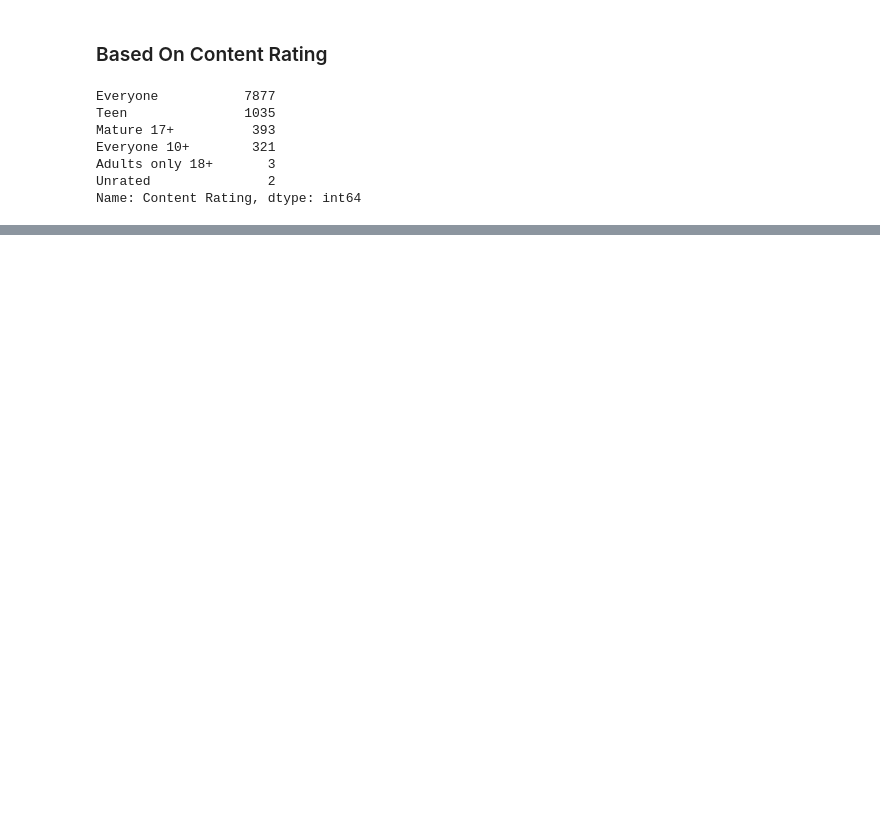
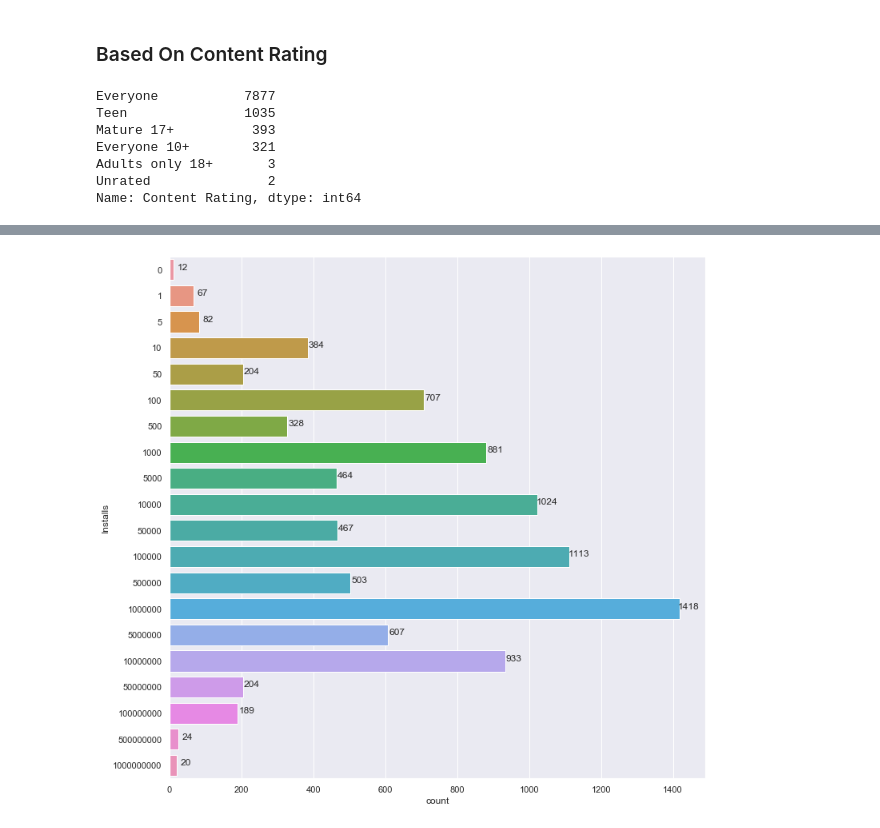
Before and after one commit to brainaulia/Final-Project-Purwadhika-JCDS-01, a Jupyter notebook: Explolatory Data Analaysis.ipynb, the cells around one changed output, grey strips where cells are left out. Saved outputs shown, nothing was run; the diff lists cells and outputs as text; code cells hidden in the pictures; blank space fills up the shorter version.

```diff
--- a/Explolatory Data Analaysis.ipynb
+++ b/Explolatory Data Analaysis.ipynb
@@ -210,0 +255,9 @@ sns.pairplot(dfdt.drop('profit',axis=1),hue='Type')
+# %%
+plt.figure(figsize=(12,12))
+axins=sns.countplot(y='Installs',data=dfdt)
+
+for p in axins.patches:
+    width = p.get_width()
+    axins.text(width+25, p.get_y()+p.get_height()/2,round(width,0) ,ha="center")
+# %% [output]
+[figure, added]
```
Also changed, not shown: parts of 18 cells of this notebook.
